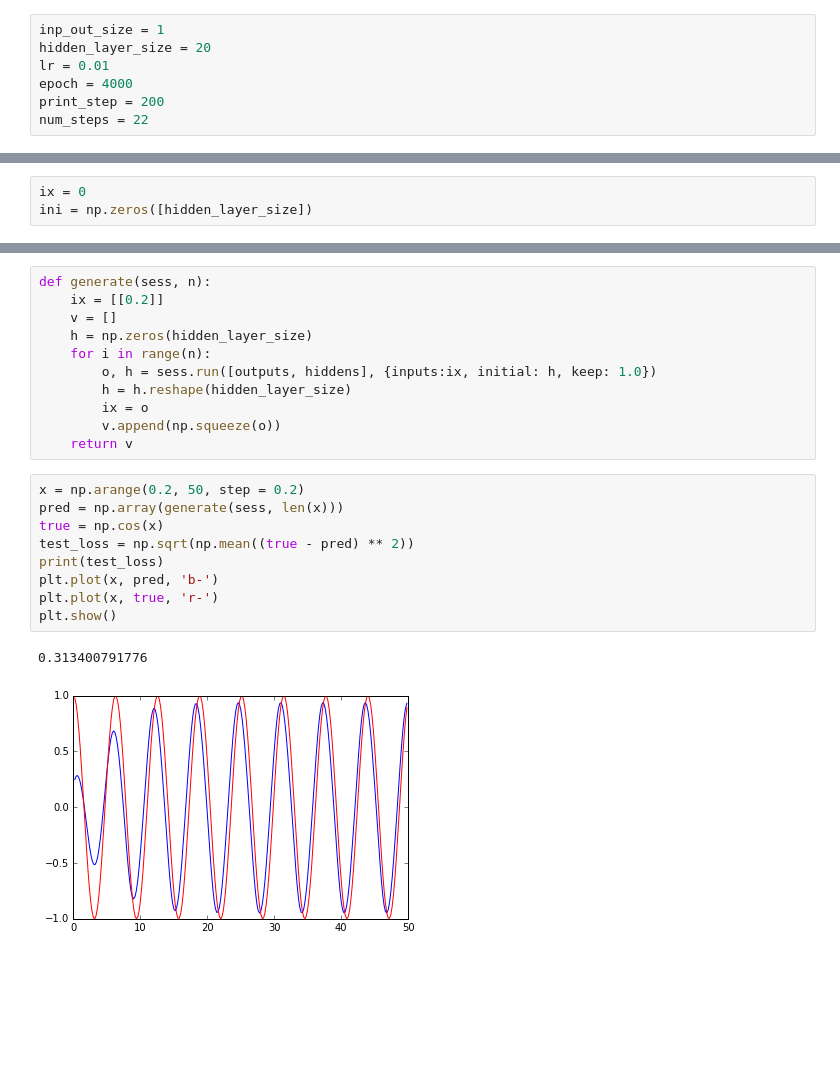
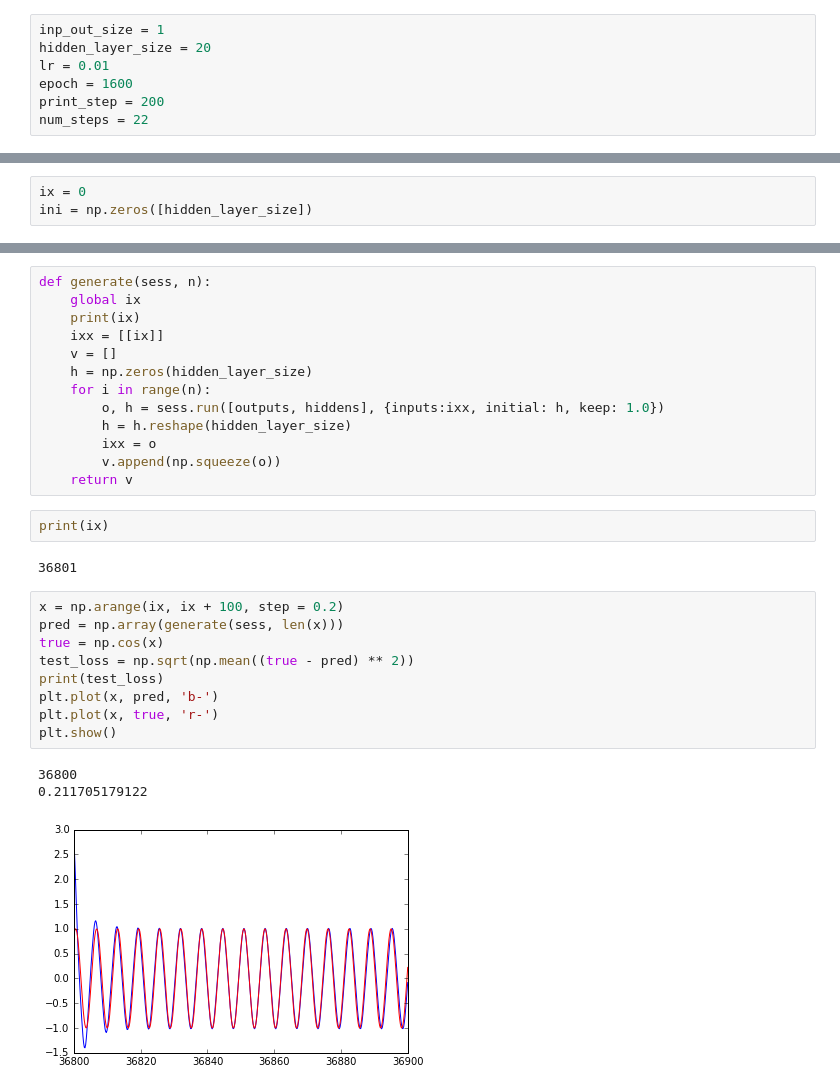
Before and after one commit to rajarsheem/playing-with-RNNs, a Jupyter notebook: int_seq.ipynb, the cells around one changed output, grey strips where cells are left out. Saved outputs shown, nothing was run; the diff lists cells and outputs as text; blank space fills up the shorter version.

```diff
--- a/int_seq.ipynb
+++ b/int_seq.ipynb
@@ -25,7 +25,7 @@ def sine_data(ix,size=50):
 inp_out_size = 1
 hidden_layer_size = 20
 lr = 0.01
-epoch = 4000
+epoch = 1600
 print_step = 200
 num_steps = 22
 # %%
@@ -117,23 +99,30 @@ epoch 3800 Loss 0.331627
 # %%
 def generate(sess, n):
-    ix = [[0.2]]
+    global ix
+    print(ix)
+    ixx = [[ix]]
     v = []
     h = np.zeros(hidden_layer_size)
     for i in range(n):
-        o, h = sess.run([outputs, hiddens], {inputs:ix, initial: h, keep: 1.0})
+        o, h = sess.run([outputs, hiddens], {inputs:ixx, initial: h, keep: 1.0})
         h = h.reshape(hidden_layer_size)
-        ix = o
+        ixx = o
         v.append(np.squeeze(o))
     return v
+# %%
+print(ix)
+# %% [output]
+36801
 # %%
-x = np.arange(0.2, 50, step = 0.2)
+x = np.arange(ix, ix + 100, step = 0.2)
 pred = np.array(generate(sess, len(x)))
 true = np.cos(x)
 test_loss = np.sqrt(np.mean((true - pred) ** 2))
 print(test_loss)
 plt.plot(x, pred, 'b-')
 plt.plot(x, true, 'r-')
 plt.show()
 # %% [output]
-0.313400791776
+36800
+0.211705179122
-[figure, old version]
+[figure, new version]
```
Also changed, not shown: parts of 2 cells of this notebook.
